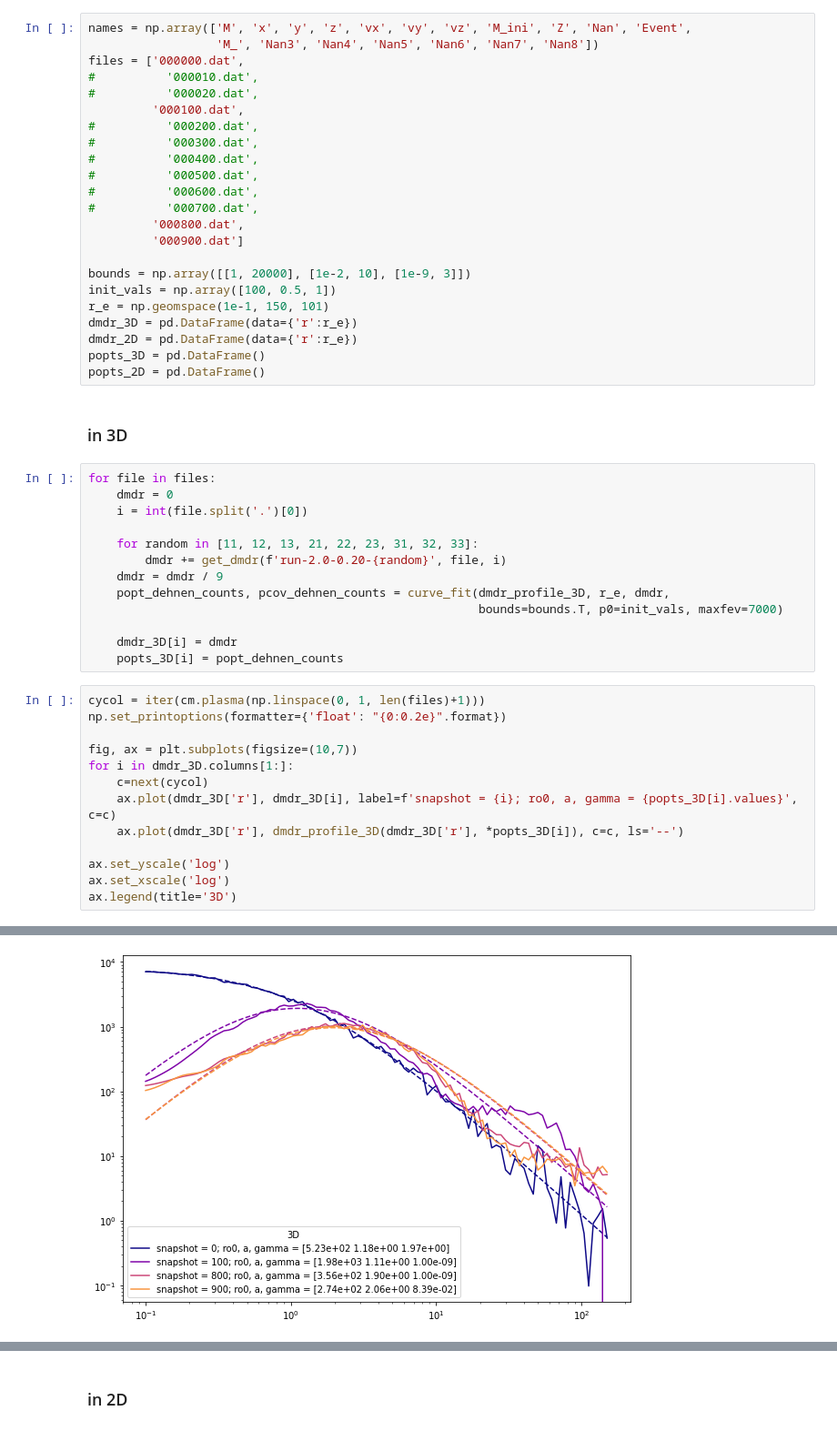
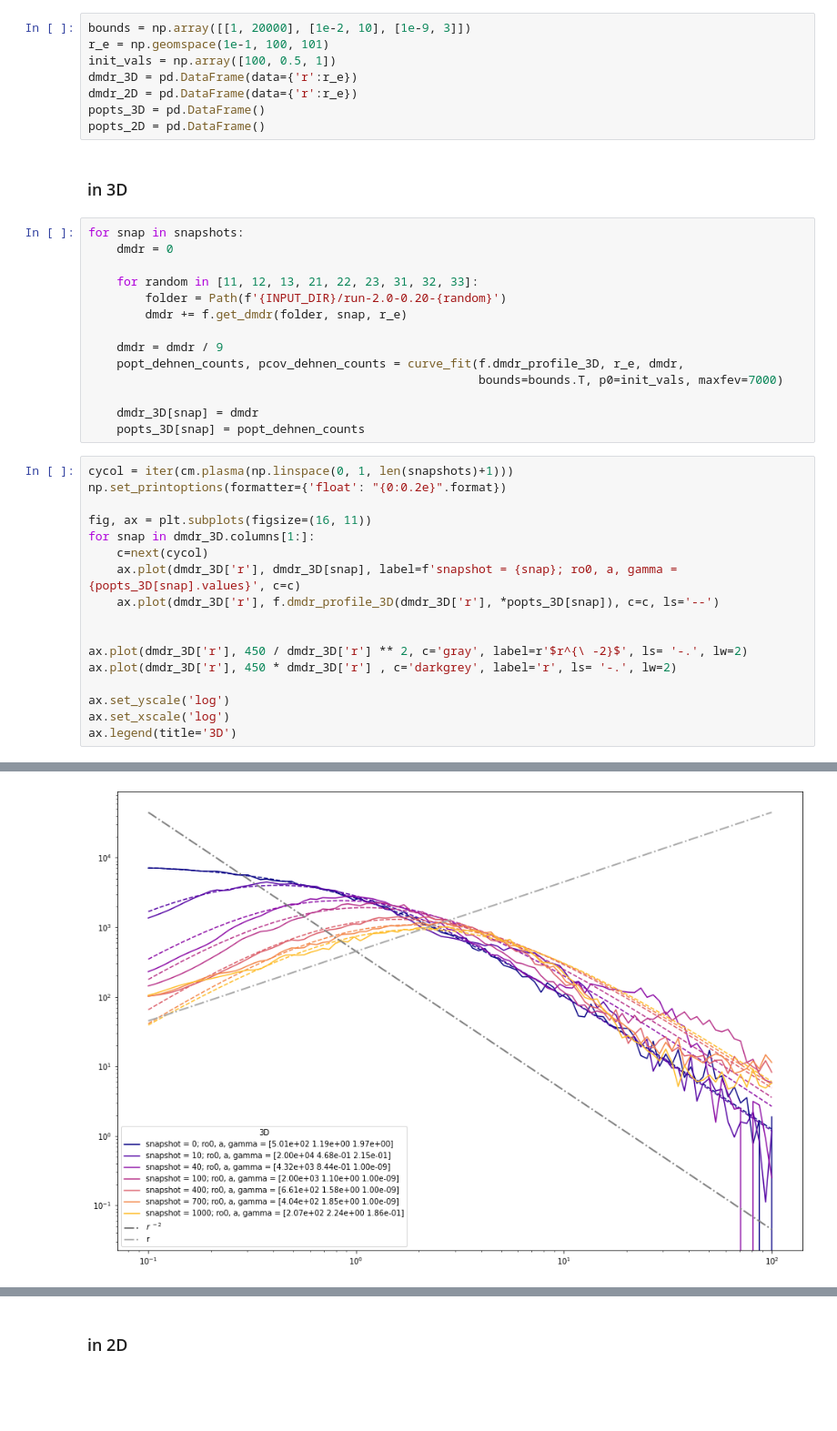
Before and after one commit to olgaborodina/N-body_simulations_analysis, a Jupyter notebook: profile_fit.ipynb, the cells around one changed output, grey strips where cells are left out. Shown at 91% size. Drawn from its saved outputs; the diff is of its cells as text; blank space fills up the shorter version.

```diff
--- a/profile_fit.ipynb
+++ b/profile_fit.ipynb
@@ -65,22 +19,7 @@ INPUT_DIR = Path('./../gamma=2.0/')
 # %%
-names = np.array(['M', 'x', 'y', 'z', 'vx', 'vy', 'vz', 'M_ini', 'Z', 'Nan', 'Event',
-                  'M_', 'Nan3', 'Nan4', 'Nan5', 'Nan6', 'Nan7', 'Nan8'])
-files = ['000000.dat',
-#          '000010.dat',
-#          '000020.dat',
-         '000100.dat',
-#          '000200.dat',
-#          '000300.dat',
-#          '000400.dat',
-#          '000500.dat',
-#          '000600.dat',
-#          '000700.dat',
-         '000800.dat',
-         '000900.dat']
-
 bounds = np.array([[1, 20000], [1e-2, 10], [1e-9, 3]])
+r_e = np.geomspace(1e-1, 100, 101)
 init_vals = np.array([100, 0.5, 1])
-r_e = np.geomspace(1e-1, 150, 101)
 dmdr_3D = pd.DataFrame(data={'r':r_e})
 dmdr_2D = pd.DataFrame(data={'r':r_e})
 popts_3D = pd.DataFrame()
@@ -88,34 +27,39 @@ popts_2D = pd.DataFrame()
 # %% [markdown]
 ### in 3D
 # %%
-for file in files:
+for snap in snapshots:
     dmdr = 0
-    i = int(file.split('.')[0])
 
     for random in [11, 12, 13, 21, 22, 23, 31, 32, 33]:
-        dmdr += get_dmdr(f'run-2.0-0.20-{random}', file, i)
+        folder = Path(f'{INPUT_DIR}/run-2.0-0.20-{random}')
+        dmdr += f.get_dmdr(folder, snap, r_e)
+
     dmdr = dmdr / 9
-    popt_dehnen_counts, pcov_dehnen_counts = curve_fit(dmdr_profile_3D, r_e, dmdr,
+    popt_dehnen_counts, pcov_dehnen_counts = curve_fit(f.dmdr_profile_3D, r_e, dmdr,
                                                        bounds=bounds.T, p0=init_vals, maxfev=7000)
 
-    dmdr_3D[i] = dmdr
-    popts_3D[i] = popt_dehnen_counts
+    dmdr_3D[snap] = dmdr
+    popts_3D[snap] = popt_dehnen_counts
 # %%
-cycol = iter(cm.plasma(np.linspace(0, 1, len(files)+1)))
+cycol = iter(cm.plasma(np.linspace(0, 1, len(snapshots)+1)))
 np.set_printoptions(formatter={'float': "{0:0.2e}".format})
 
-fig, ax = plt.subplots(figsize=(10,7))
-for i in dmdr_3D.columns[1:]:
+fig, ax = plt.subplots(figsize=(16, 11))
+for snap in dmdr_3D.columns[1:]:
     c=next(cycol)
-    ax.plot(dmdr_3D['r'], dmdr_3D[i], label=f'snapshot = {i}; ro0, a, gamma = {popts_3D[i].values}', c=c)
-    ax.plot(dmdr_3D['r'], dmdr_profile_3D(dmdr_3D['r'], *popts_3D[i]), c=c, ls='--')
+    ax.plot(dmdr_3D['r'], dmdr_3D[snap], label=f'snapshot = {snap}; ro0, a, gamma = {popts_3D[snap].values}', c=c)
+    ax.plot(dmdr_3D['r'], f.dmdr_profile_3D(dmdr_3D['r'], *popts_3D[snap]), c=c, ls='--')
+
+
+ax.plot(dmdr_3D['r'], 450 / dmdr_3D['r'] ** 2, c='gray', label=r'$r^{\ -2}$', ls= '-.', lw=2)
+ax.plot(dmdr_3D['r'], 450 * dmdr_3D['r'] , c='darkgrey', label='r', ls= '-.', lw=2)
 
 ax.set_yscale('log')
 ax.set_xscale('log')
 ax.legend(title='3D')
 # %% [output]
 <matplotlib.legend.Legend at 0x...>
-[figure, old version]
+[figure, new version]
 # %%
 popts_3D # ro0, a, gamma
 # %% [output]
```
Also changed, not shown: parts of 14 cells of this notebook, 3 other files.
